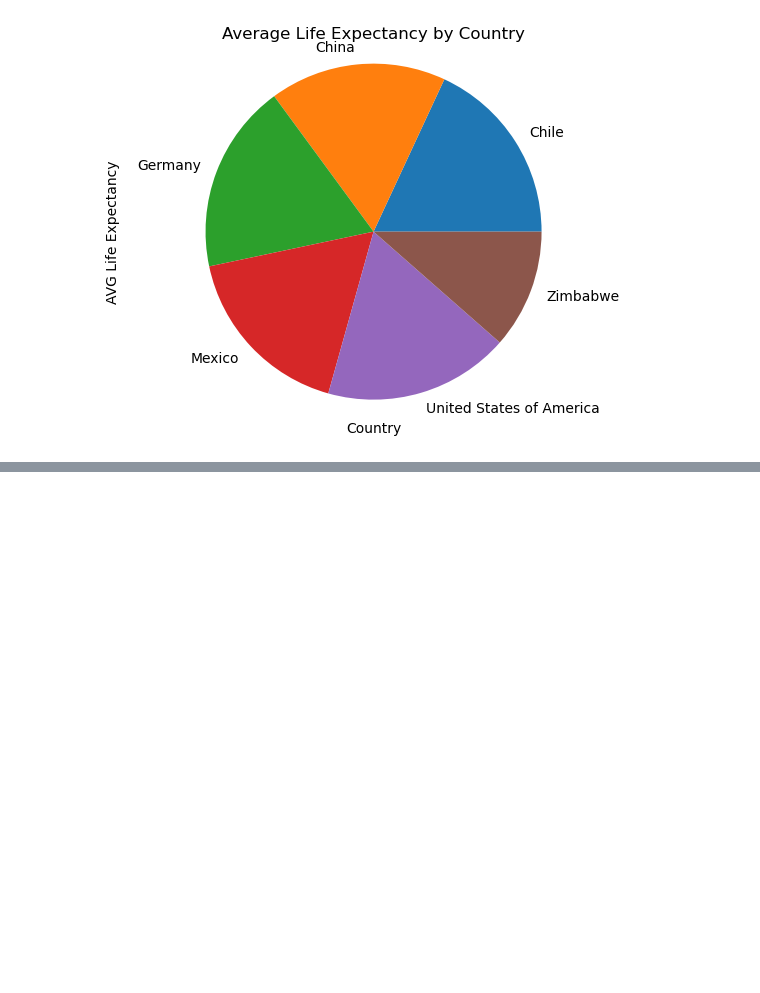
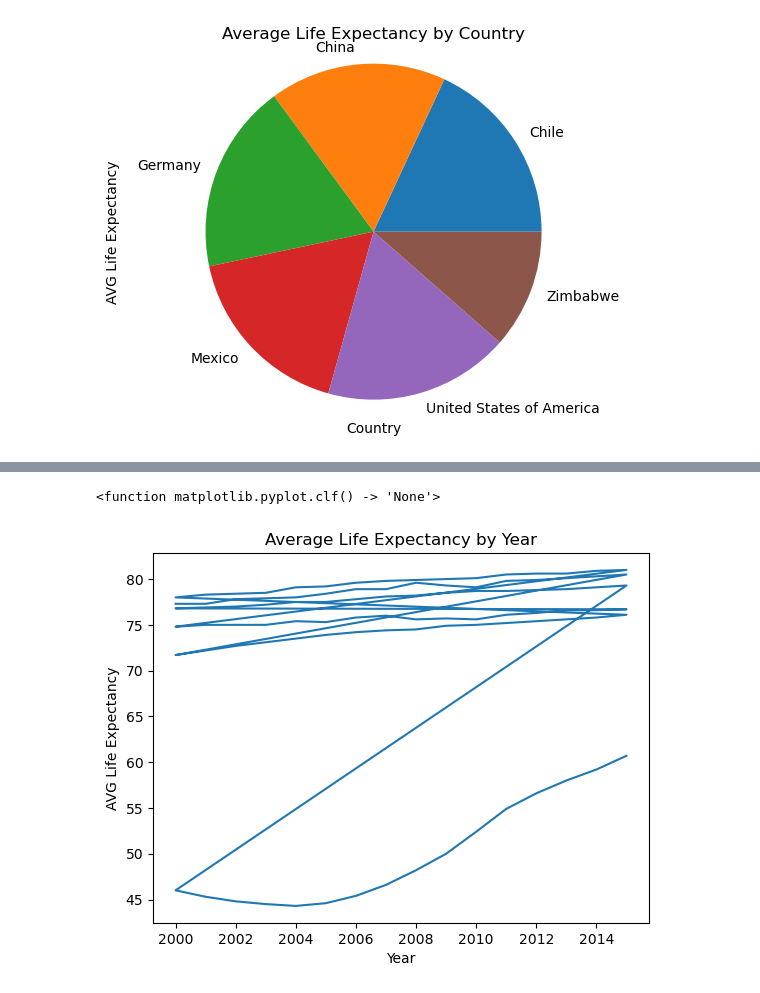
Before and after one commit to Bobbydra/Codecademy-Projects, a Jupyter notebook: Life-Expectancy-and-GDP-Starter/Life-Expectancy-and-GDP-Starter/life_expectancy_gdp.ipynb, the cells around one changed output, grey strips where cells are left out. Saved outputs shown, nothing was run; the diff lists cells and outputs as text; code cells hidden in the pictures; blank space fills up the shorter version.

```diff
--- a/Life-Expectancy-and-GDP-Starter/Life-Expectancy-and-GDP-Starter/life_expectancy_gdp.ipynb
+++ b/Life-Expectancy-and-GDP-Starter/Life-Expectancy-and-GDP-Starter/life_expectancy_gdp.ipynb
@@ -94,0 +71,11 @@ Name: Life expectancy at birth (years), dtype: float64
+# %%
+# Average Life Expectancy by year
+plt.plot(leg.Year, leg["Life expectancy at birth (years)"])
+plt.title("Average Life Expectancy by Year")
+plt.xlabel("Year")
+plt.ylabel("AVG Life Expectancy")
+plt.show
+plt.clf
+# %% [output]
+<function matplotlib.pyplot.clf() -> 'None'>
+[figure, added]
```
Also changed, not shown: parts of 2 cells of this notebook.
